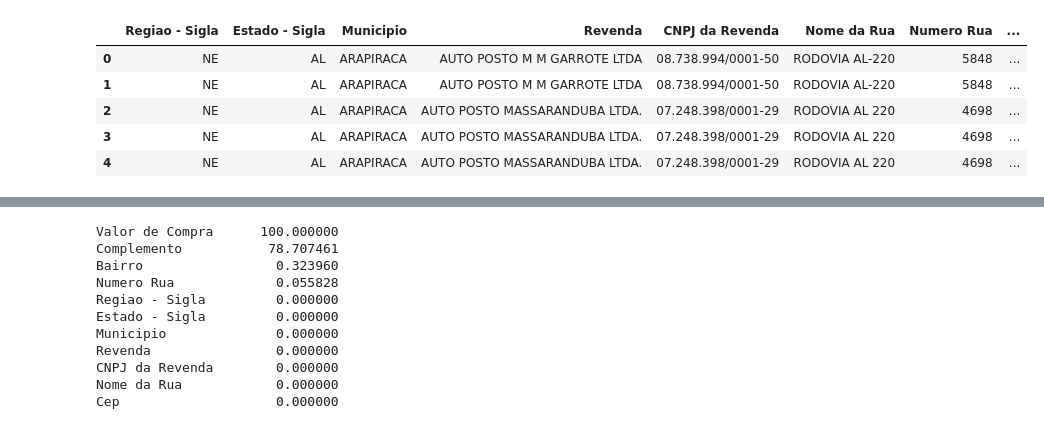
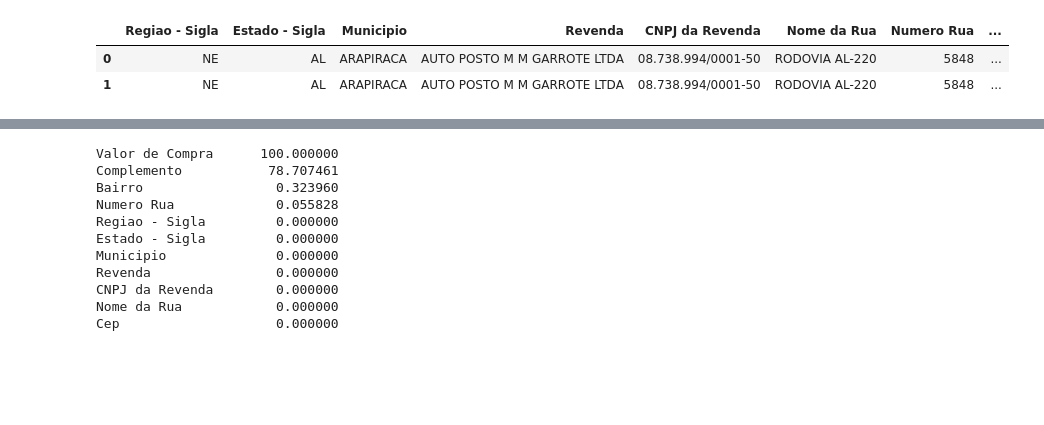
Before and after one commit to amoralles/ProjetoFinal_M4, a Jupyter notebook: ProjetoFinal_M4.ipynb, the cells around one changed output, grey strips where cells are left out. Drawn from its saved outputs; the diff is of its cells as text; code cells hidden in the pictures; blank space fills up the shorter version.

```diff
--- a/ProjetoFinal_M4.ipynb
+++ b/ProjetoFinal_M4.ipynb
@@ -21,11 +20,8 @@ dados_jul.head()
 # %%
 dados_ago = pd.DataFrame(agosto)
-dados_ago.head()
+dados_ago.head(2)
 # %% [output]
 |  | Regiao - Sigla | Estado - Sigla | Municipio | Revenda | CNPJ da Revenda | Nome da Rua | Numero Rua | ... |
 | 0 | NE | AL | ARAPIRACA | AUTO POSTO M M GARROTE LTDA | 08.738.994/0001-50 | RODOVIA AL-220 | 5848 | ... |
 | 1 | NE | AL | ARAPIRACA | AUTO POSTO M M GARROTE LTDA | 08.738.994/0001-50 | RODOVIA AL-220 | 5848 | ... |
-| 2 | NE | AL | ARAPIRACA | AUTO POSTO MASSARANDUBA LTDA. | 07.248.398/0001-29 | RODOVIA AL 220 | 4698 | ... |
-| 3 | NE | AL | ARAPIRACA | AUTO POSTO MASSARANDUBA LTDA. | 07.248.398/0001-29 | RODOVIA AL 220 | 4698 | ... |
-| 4 | NE | AL | ARAPIRACA | AUTO POSTO MASSARANDUBA LTDA. | 07.248.398/0001-29 | RODOVIA AL 220 | 4698 | ... |
 # %%
```
Also changed, not shown: parts of 48 cells of this notebook.
